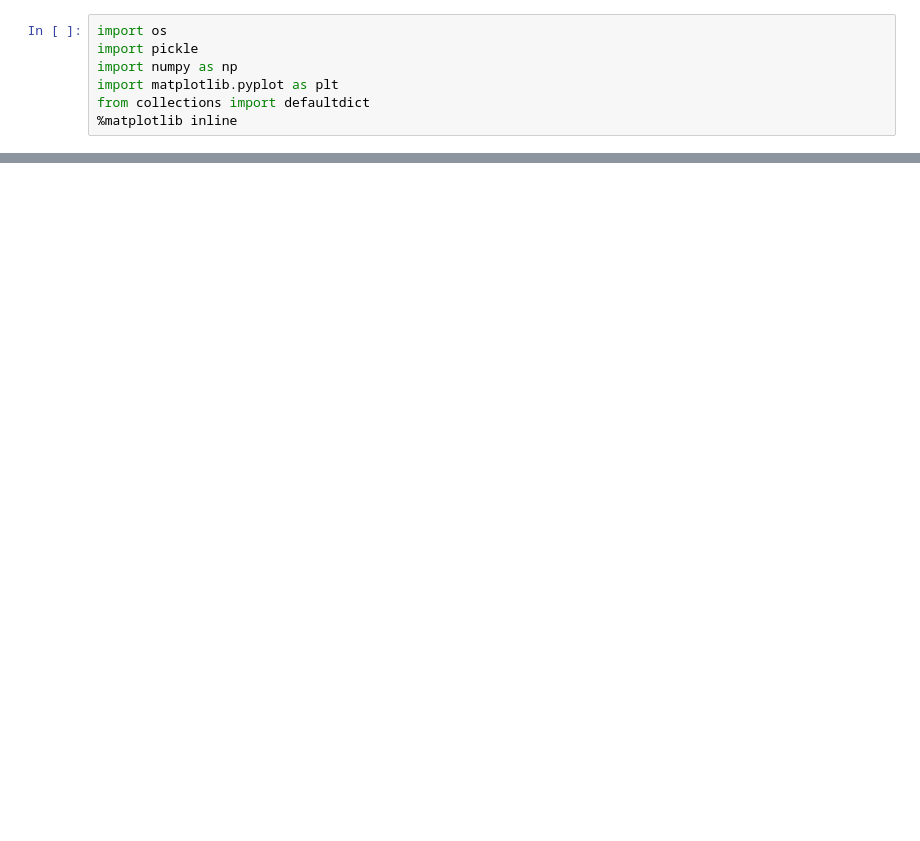
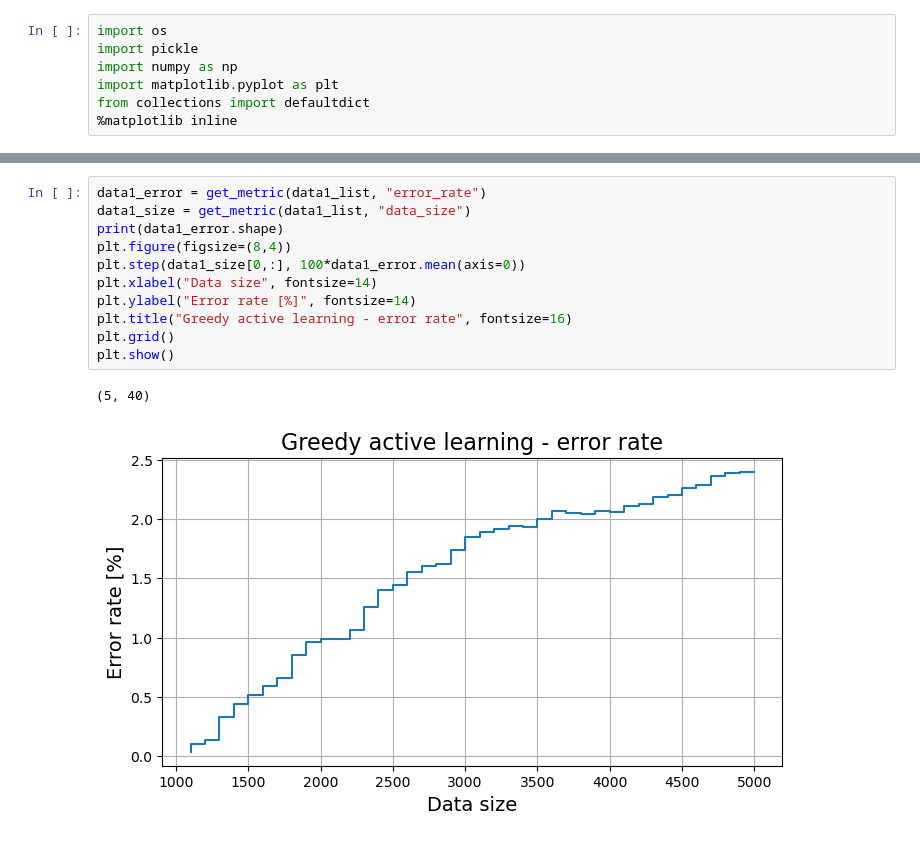
Before and after one commit to Darakhsh1999/Autonomous-active-learning, a Jupyter notebook: analysis.ipynb, the cells around one changed output, grey strips where cells are left out. Cells and saved outputs as stored; diff of their text form; blank space fills up the shorter version.

```diff
--- a/analysis.ipynb
+++ b/analysis.ipynb
@@ -34,0 +58,14 @@ plt.show()
+# %%
+data1_error = get_metric(data1_list, "error_rate")
+data1_size = get_metric(data1_list, "data_size")
+print(data1_error.shape)
+plt.figure(figsize=(8,4))
+plt.step(data1_size[0,:], 100*data1_error.mean(axis=0))
+plt.xlabel("Data size", fontsize=14)
+plt.ylabel("Error rate [%]", fontsize=14)
+plt.title("Greedy active learning - error rate", fontsize=16)
+plt.grid()
+plt.show()
+# %% [output]
+(5, 40)
+[figure, added]
```
Also changed, not shown: parts of 6 cells of this notebook, 11 other files.
